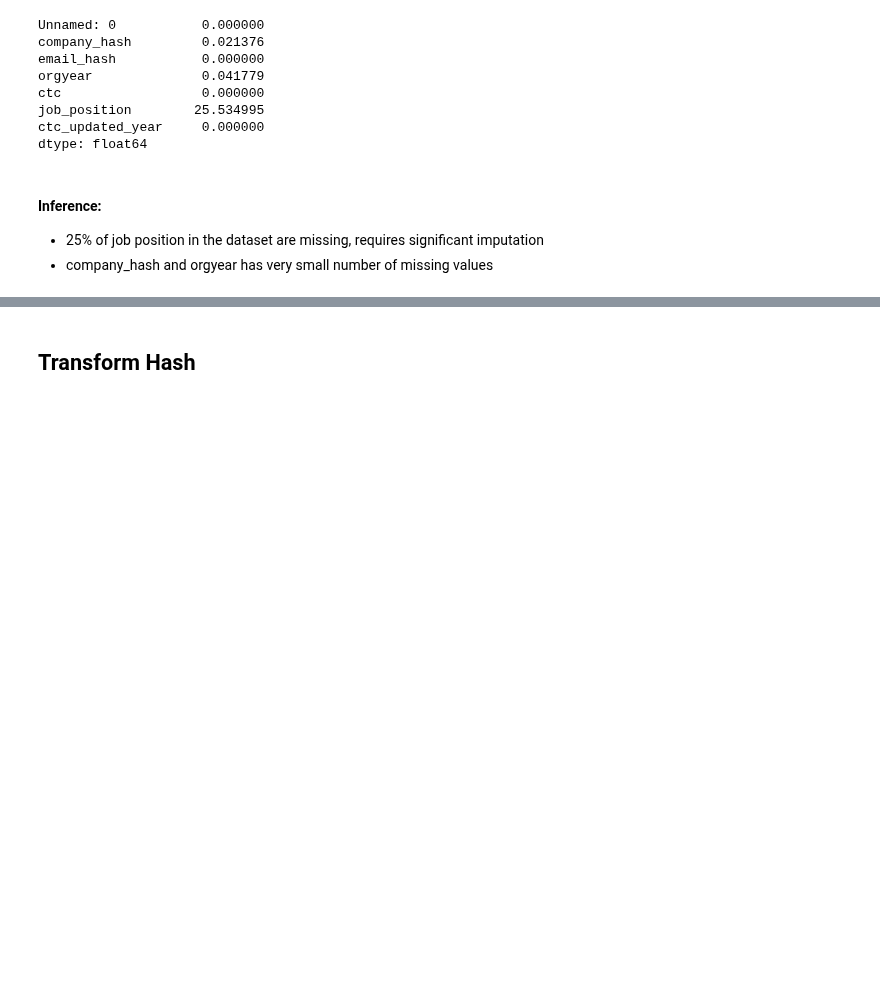
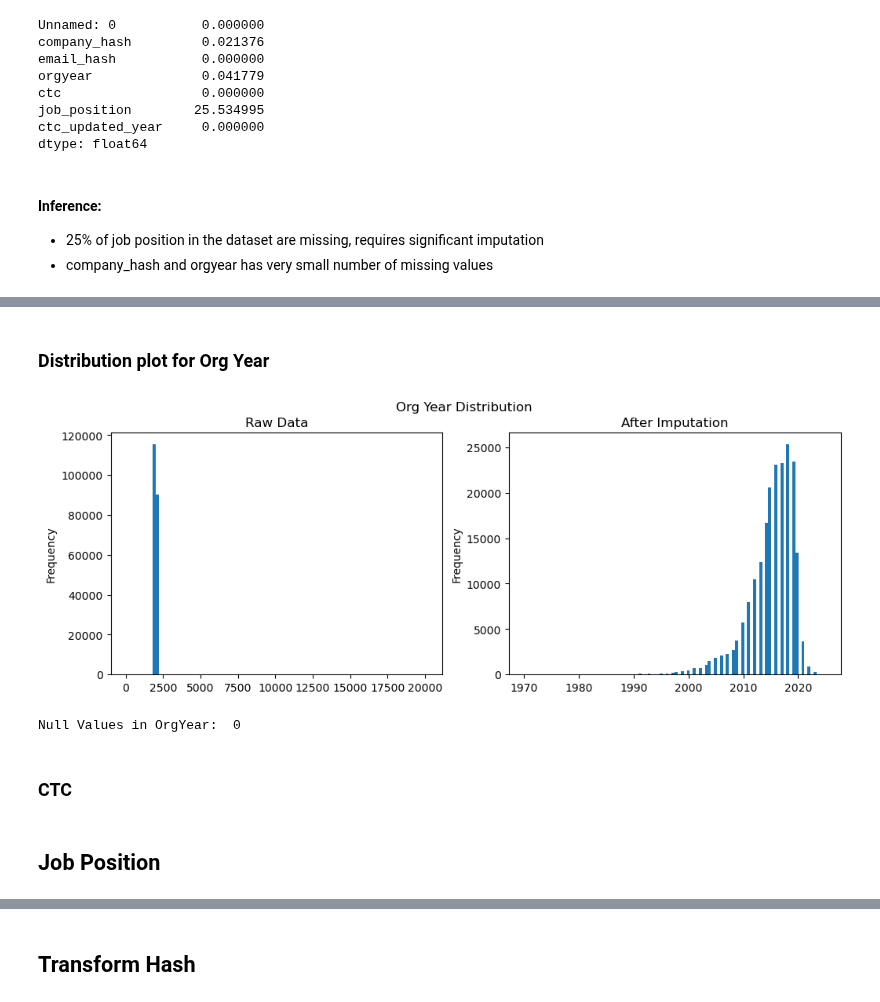
Before and after one commit to muthuganeshece/Business-Case-Study, a Jupyter notebook: Scaler/Notebook/Scaler_Clustering.ipynb, the cells around one changed output, grey strips where cells are left out. Drawn from its saved outputs; the diff is of its cells as text; code cells hidden in the pictures; blank space fills up the shorter version.

```diff
--- a/Scaler/Notebook/Scaler_Clustering.ipynb
+++ b/Scaler/Notebook/Scaler_Clustering.ipynb
@@ -121,0 +129,4 @@ dtype: float64
+# %%
+df = raw_data.copy()
+df.drop('Unnamed: 0', axis=1, inplace=True)
+df.head()
@@ -121,0 +185,24 @@ dtype: float64
+# %%
+df.loc[(df['orgyear'] < 1970) | (df['orgyear'] > 2025), 'orgyear'] = df['orgyear'].mode()[0]
+# %% [markdown]
+### Distribution plot for Org Year
+# %%
+plt.figure(figsize=(12,4))
+plt.suptitle('Org Year Distribution')
+plt.subplot(1,2,1)
+raw_data['orgyear'].plot(kind='hist', bins=100)
+plt.title('Raw Data')
+plt.subplot(1,2,2)
+df['orgyear'].plot(kind='hist', bins=100)
+plt.title('After Imputation')
+plt.show()
+# %% [output]
+[figure, added]
+# %%
+# Handle Missing Values
+df['orgyear'] = pd.to_datetime(df['orgyear'].fillna(df['orgyear'].mode()[0]), format="%Y").dt.year
+print("Null Values in OrgYear: ", df['orgyear'].isnull().sum())
+# %% [output]
+Null Values in OrgYear:  0
+# %% [markdown]
+### CTC
@@ -121,0 +212,2 @@ dtype: float64
+# %% [markdown]
+## Job Position
```
Also changed, not shown: parts of 26 cells of this notebook.
